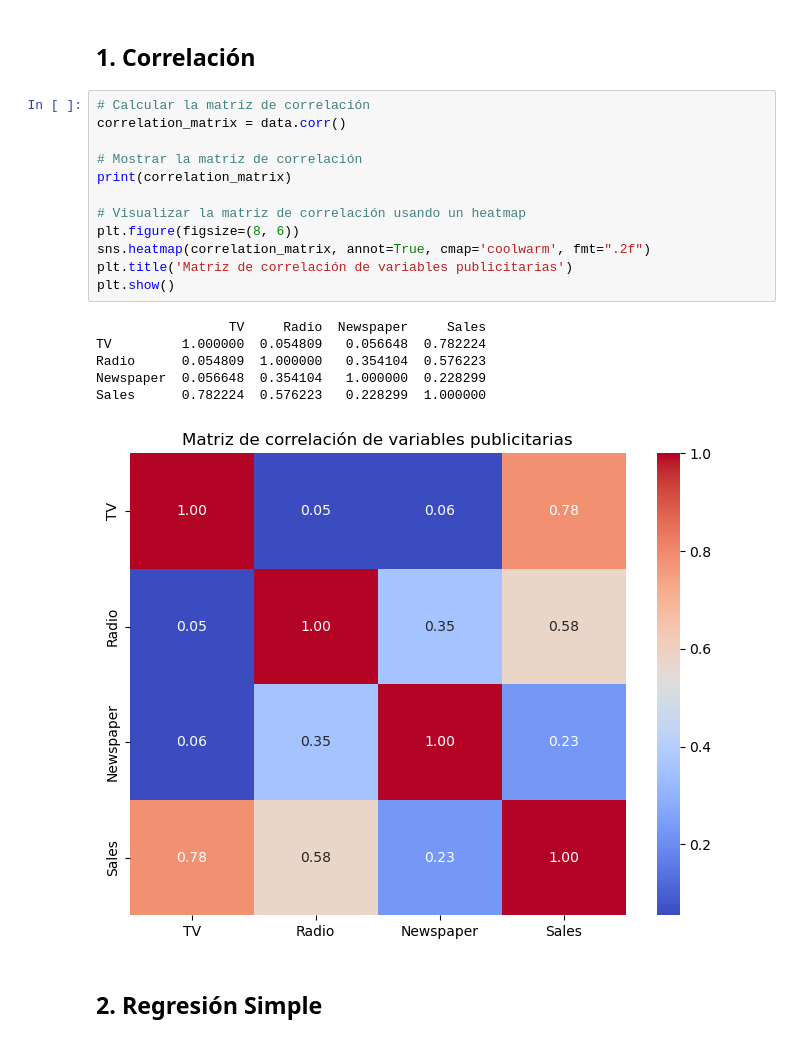
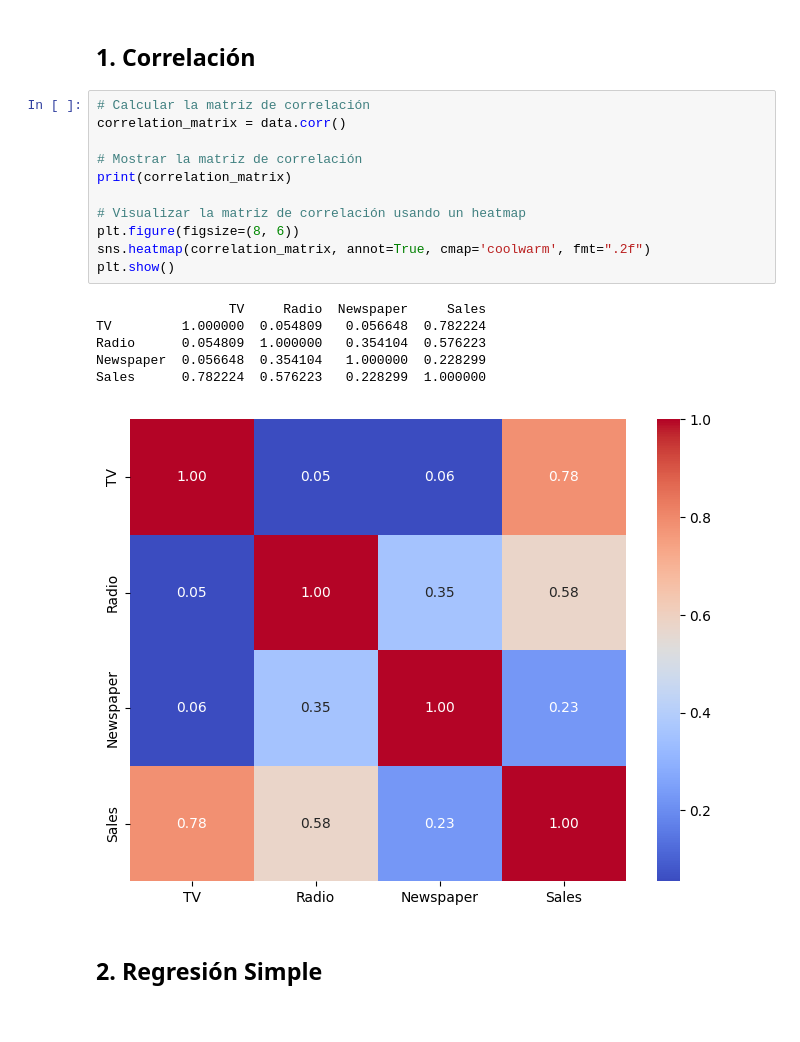
Before and after one commit to TomyMarengo/ML-Solutions, a Jupyter notebook: RegresionExercise/regresion_1.ipynb, the cells around one changed output. Saved outputs shown, nothing was run; the diff lists cells and outputs as text.

```diff
--- a/RegresionExercise/regresion_1.ipynb
+++ b/RegresionExercise/regresion_1.ipynb
@@ -22,22 +22,21 @@ data = data.drop(columns=['Unnamed: 0'])
 # %%
 # Calcular la matriz de correlación
 correlation_matrix = data.corr()
 
 # Mostrar la matriz de correlación
 print(correlation_matrix)
 
 # Visualizar la matriz de correlación usando un heatmap
 plt.figure(figsize=(8, 6))
 sns.heatmap(correlation_matrix, annot=True, cmap='coolwarm', fmt=".2f")
-plt.title('Matriz de correlación de variables publicitarias')
 plt.show()
 # %% [output]
                  TV     Radio  Newspaper     Sales
 TV         1.000000  0.054809   0.056648  0.782224
 Radio      0.054809  1.000000   0.354104  0.576223
 Newspaper  0.056648  0.354104   1.000000  0.228299
 Sales      0.782224  0.576223   0.228299  1.000000
-[figure, old version]
+[figure, new version]
 # %% [markdown]
 ## 2. Regresión Simple
 # %%
```
Also changed, not shown: parts of 6 cells of this notebook, 1 other file.
